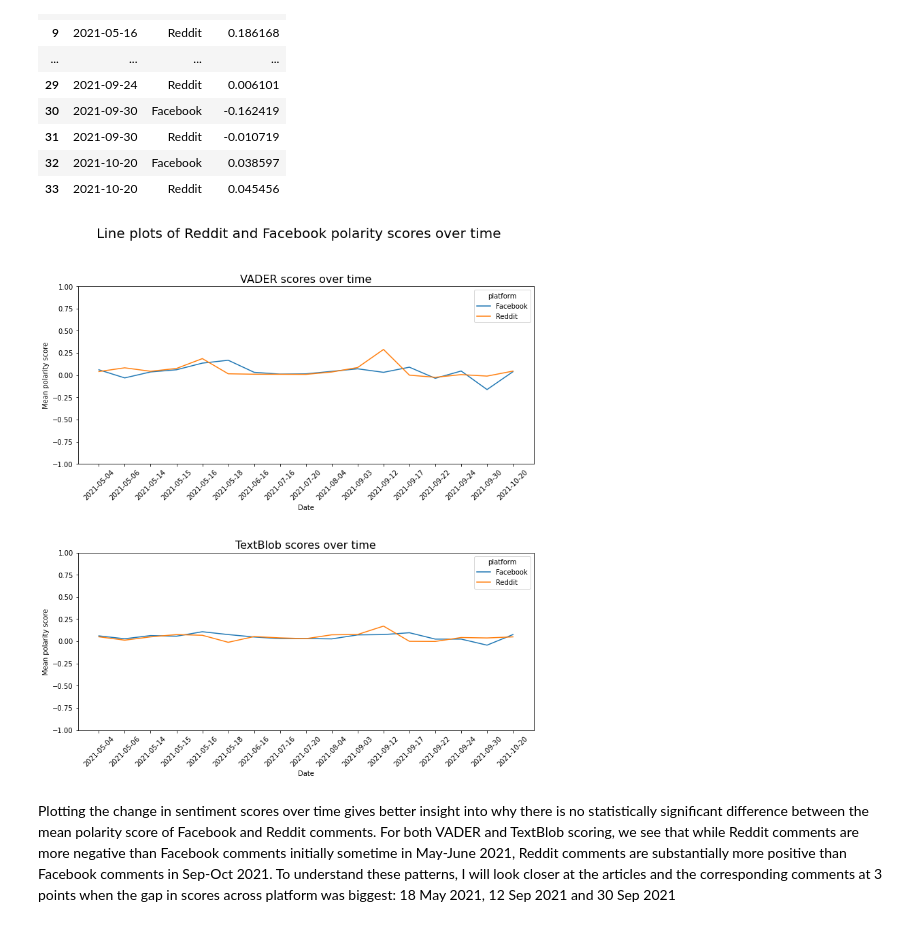
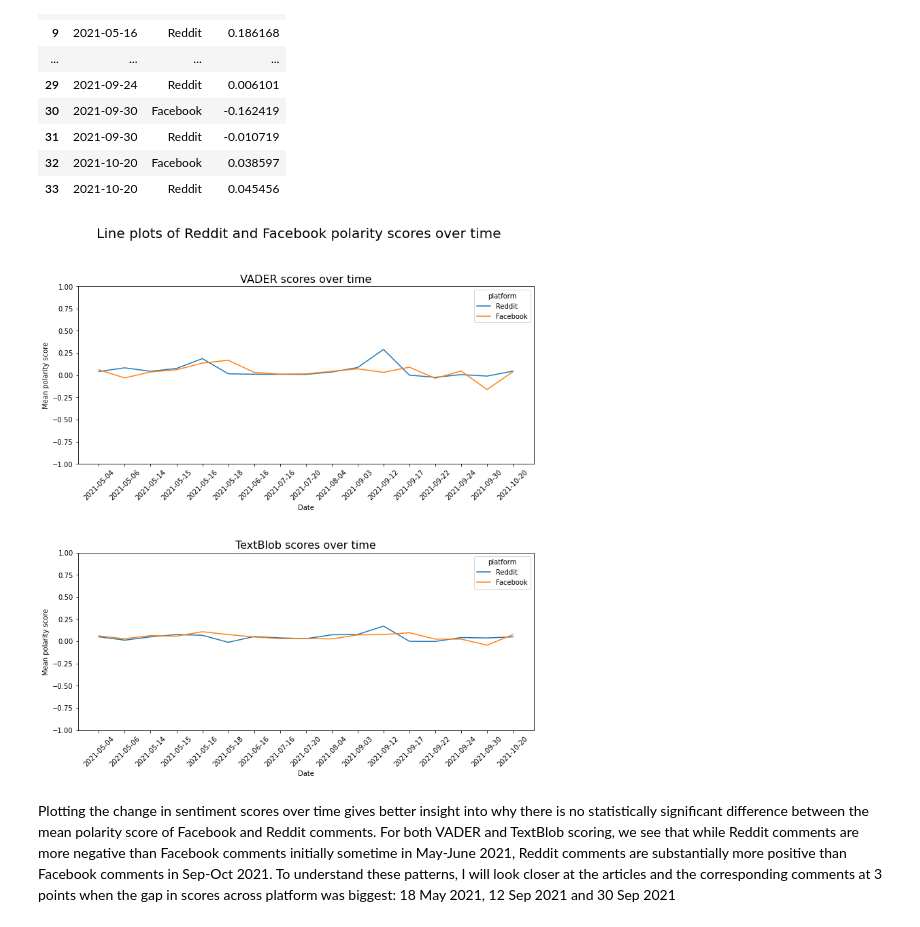
Before and after one commit to nicolenwd/reddit-vs-fb, a Jupyter notebook: scripts/6_temporal_analysis.ipynb, the cells around one changed output. Drawn from its saved outputs; the diff is of its cells as text; code cells hidden in the pictures.

Commit message:
Changed hue of line plots

```diff
--- a/scripts/6_temporal_analysis.ipynb
+++ b/scripts/6_temporal_analysis.ipynb
@@ -196,26 +196,26 @@ vader_plot
 # %%
 # Plot scores over time
 from matplotlib import pyplot as plt
 import seaborn as sns
 
 fig, axes = plt.subplots(2, 1, figsize = (12, 12))
 fig.suptitle('Line plots of Reddit and Facebook polarity scores over time', fontsize=20)
 plt.subplots_adjust(hspace=0.5)
 
-sns.lineplot(x='date', y='score_vader', hue='platform',
+sns.lineplot(x='date', y='score_vader', hue='platform', hue_order=['Reddit', 'Facebook'],
              data=vader_plot, ax=axes[0]).set(xlabel='Date', ylabel='Mean polarity score', ylim=[-1,1])
 axes[0].set_title('VADER scores over time',fontsize=16)
 axes[0].tick_params('x', labelrotation=45)
 
-sns.lineplot(x='date', y='score_tb', hue='platform',
+sns.lineplot(x='date', y='score_tb', hue='platform', hue_order=['Reddit', 'Facebook'],
              data=tb_plot, ax=axes[1]).set(xlabel='Date', ylabel='Mean polarity score', ylim=[-1,1])
 axes[1].set_title('TextBlob scores over time',fontsize=16)
 axes[1].tick_params('x', labelrotation=45)
 
 plt.savefig('../plots/timeplots.png', bbox_inches='tight')
 plt.show()
 # %% [output]
-[figure, old version]
+[figure, new version]
 # %% [markdown]
 Plotting the change in sentiment scores over time gives better insight into why there is no statistically significant difference between the mean polarity score of Facebook and Reddit comments. For both VADER and TextBlob scoring, we see that while Reddit comments are more negative than Facebook comments initially sometime in May-June 2021, Reddit comments are substantially more positive than Facebook comments in Sep-Oct 2021. To understand these patterns, I will look closer at the articles and the corresponding comments at 3 points when the gap in scores across platform was biggest: 18 May 2021, 12 Sep 2021 and 30 Sep 2021
 # %% [markdown]
```
Also changed, not shown: parts of 1 cell of this notebook.
